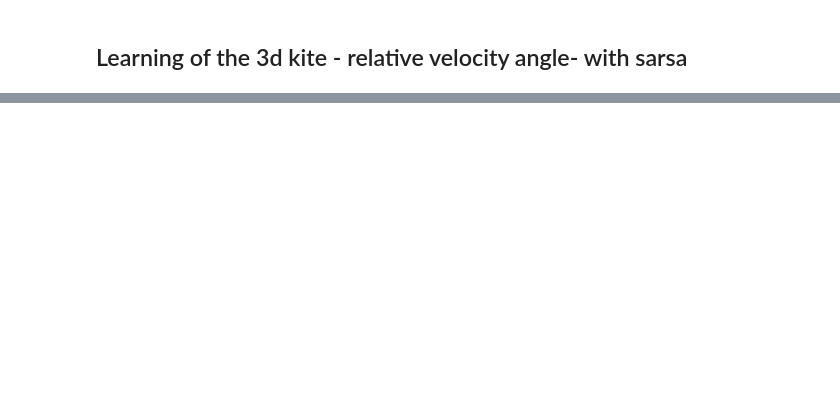
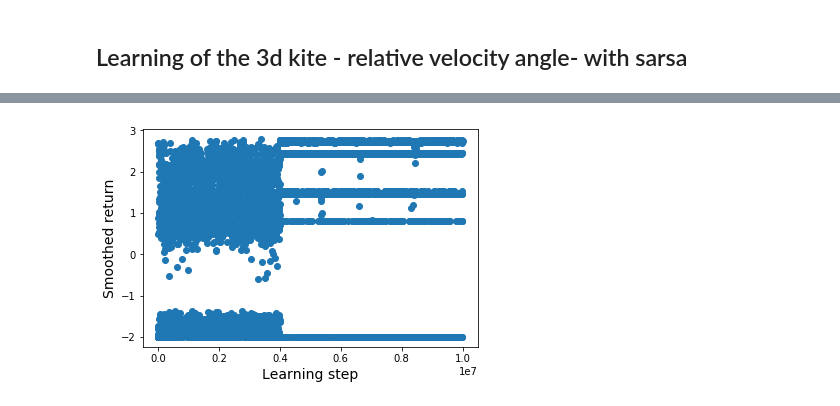
Before and after one commit to lorenzobasile/KiteRL, a Jupyter notebook: analyze_training.ipynb, the cells around one changed output, grey strips where cells are left out. Cells and saved outputs as stored; diff of their text form; code cells hidden in the pictures; blank space fills up the shorter version.

```diff
--- a/analyze_training.ipynb
+++ b/analyze_training.ipynb
@@ -55,3 +59,15 @@ plt.show()
+# %%
+plt.xlabel('Learning step', fontsize=14)
+plt.ylabel('Smoothed return', fontsize=14)
+
+plt.plot(l_steps, r_traj, 'o')
+
+#smooth = np.convolve(r_traj, np.ones(100))/100
+#plt.plot(l_steps, smooth, color='red', lw=3)
+
+plt.show()
+# %% [output]
+[figure, added]
 # %%
 coordinates = np.load(data_dir+"eval_traj.npy")
 controls = np.load(data_dir+"contr_traj.npy")
```
Also changed, not shown: parts of 7 cells of this notebook, 2 other files.
